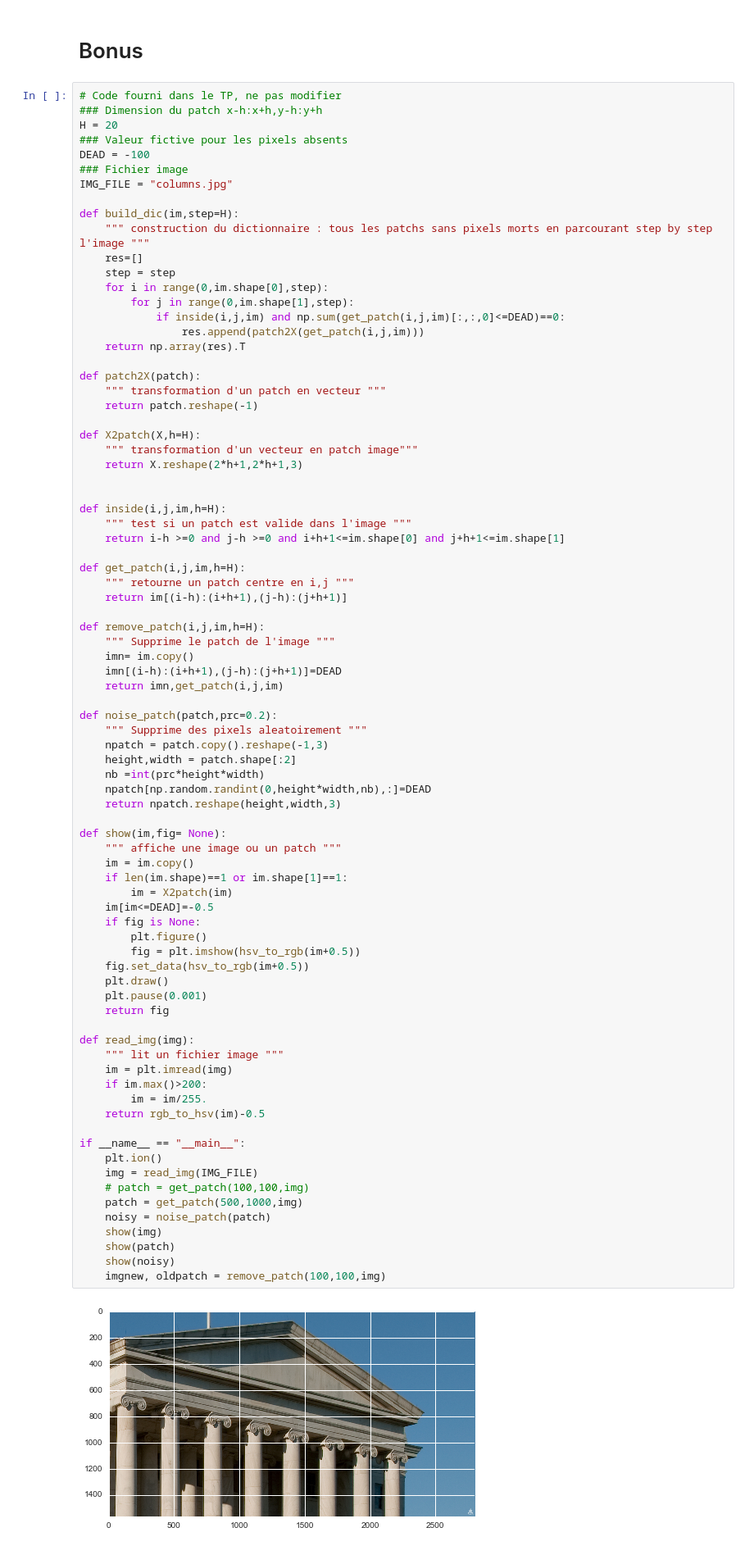
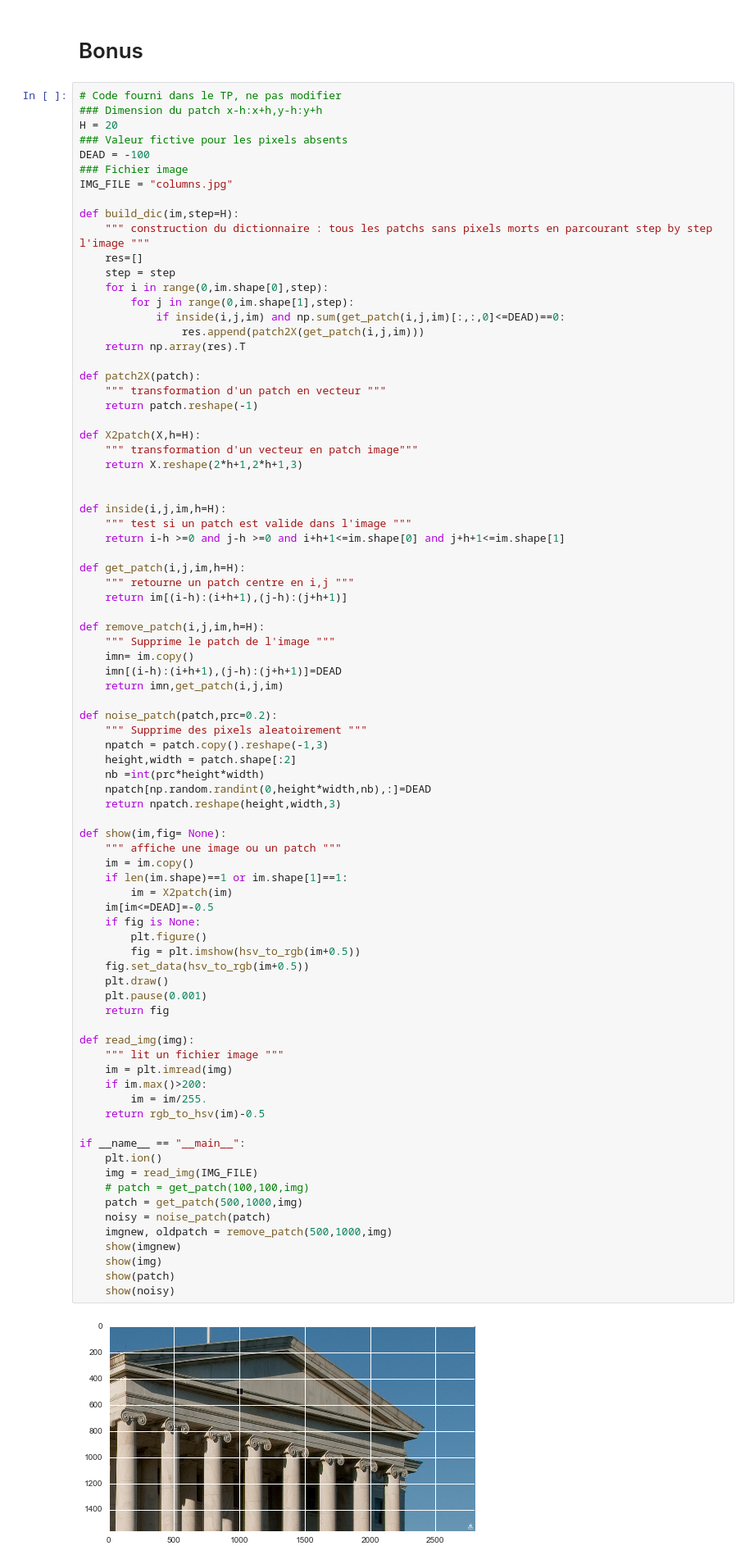
Before and after one commit to PierreBoyeau/regression_tp, a Jupyter notebook: tp1.ipynb, the cells around one changed output. Shown at 82% size. Saved outputs shown, nothing was run; the diff lists cells and outputs as text.

```diff
--- a/tp1.ipynb
+++ b/tp1.ipynb
@@ -529,32 +529,33 @@ def show(im,fig= None):
     """ affiche une image ou un patch """
     im = im.copy()
     if len(im.shape)==1 or im.shape[1]==1:
         im = X2patch(im)
     im[im<=DEAD]=-0.5
     if fig is None:
         plt.figure()
         fig = plt.imshow(hsv_to_rgb(im+0.5))
     fig.set_data(hsv_to_rgb(im+0.5))
     plt.draw()
     plt.pause(0.001)
     return fig
 
 def read_img(img):
     """ lit un fichier image """
     im = plt.imread(img)
     if im.max()>200:
         im = im/255.
     return rgb_to_hsv(im)-0.5
 
 if __name__ == "__main__":
     plt.ion()
     img = read_img(IMG_FILE)
     # patch = get_patch(100,100,img)
     patch = get_patch(500,1000,img)
     noisy = noise_patch(patch)
+    imgnew, oldpatch = remove_patch(500,1000,img)
+    show(imgnew)
     show(img)
     show(patch)
     show(noisy)
-    imgnew, oldpatch = remove_patch(100,100,img)
 # %% [output]
-[figure, old version]
+[figure, new version]
```
Also changed, not shown: parts of 31 cells of this notebook.
